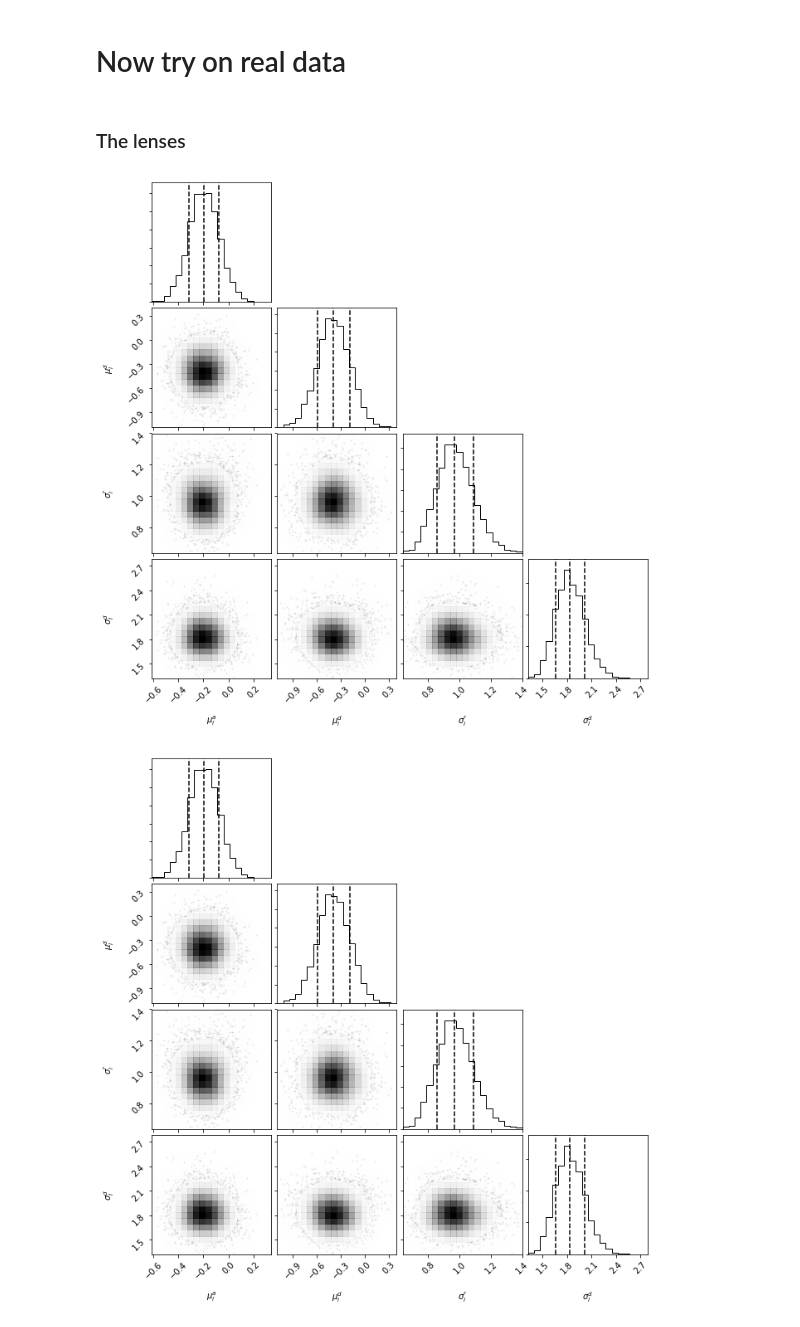
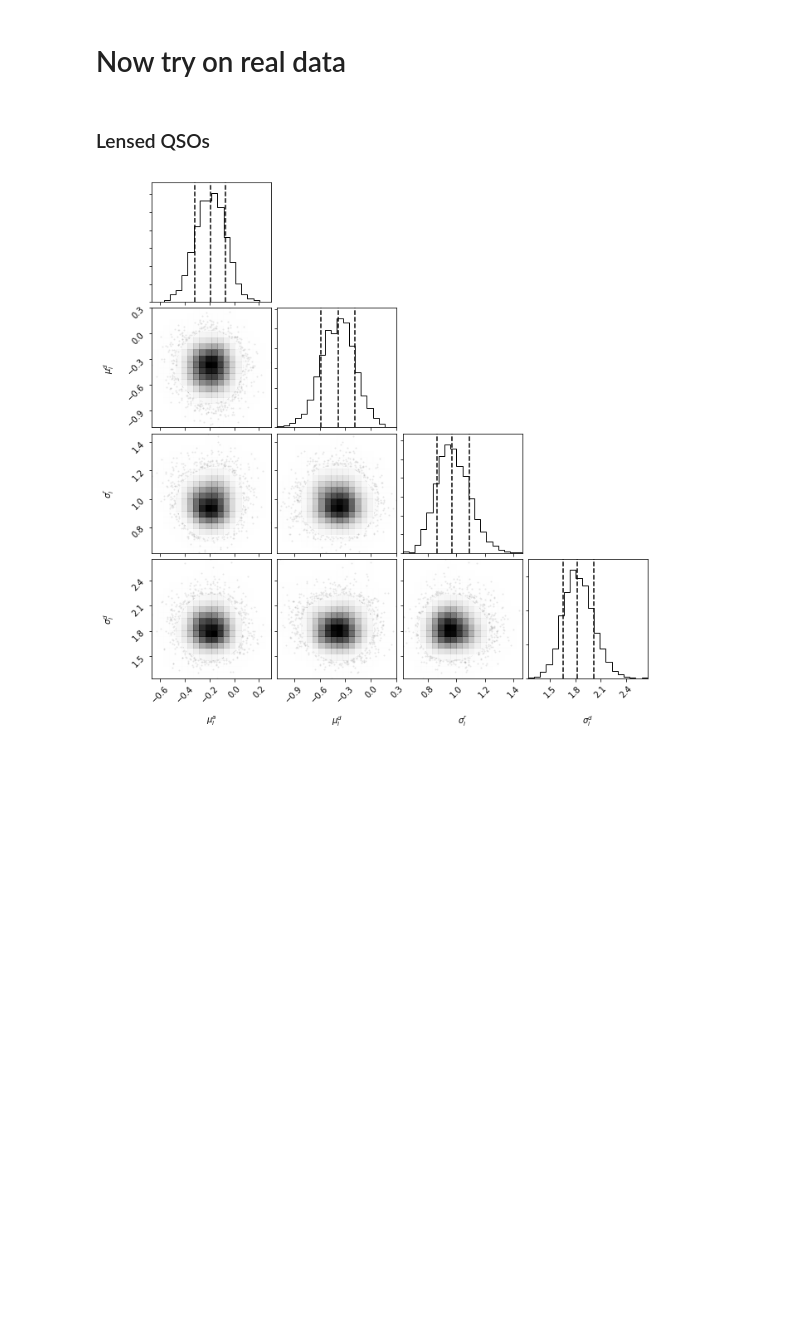
Before and after one commit to bombrun/GaiaLQSO, a Jupyter notebook: notebooks/Compare_distributions.ipynb, the cells around one changed output. Drawn from its saved outputs; the diff is of its cells as text; code cells hidden in the pictures; blank space fills up the shorter version.

```diff
--- a/notebooks/Compare_distributions.ipynb
+++ b/notebooks/Compare_distributions.ipynb
@@ -19,3 +36,6 @@ allwisenew = allwise[np.isfinite(allwise['pmra'])]
+# %%
+lqsoNew = lensedQSO[np.isfinite(lensedQSO['pmra'])].copy()
+qsoNew = allwiseQSO[np.isfinite(allwiseQSO['pmra'])].sample(n=len(lqsoNew)).copy()
 # %%
 def sigma2(ea,ed,c) :
     """ the largest eigen value of the covariance matrix defined by
@@ -158 +173,3 @@ model{
 """
+# %%
+sm2 = pystan.StanModel(model_code=bayesmod2)
@@ -237,38 +271,38 @@ print('sigmal dec: ', round(np.mean(sigmal[:,1]),2), '+/-', round(np.std(sigmal[
 # %%
 def is_pos_def(x): #check covariance matrices are positive definite
     return np.all(np.linalg.eigvals(x)>0)
-# %% [markdown]
-### The lenses
+# %% [markdown]
+### Lensed QSOs
 # %%
-dpmra2 = datanew.pmra_error**2
-dpmdec2 = datanew.pmdec_error**2
-dpmrapmdec = datanew.pmra_pmdec_corr*datanew.pmra_error*datanew.pmdec_error
+Nl = len(lqsoNew)
+
+dpmra2 = lqsoNew.pmra_error**2
+dpmdec2 = lqsoNew.pmdec_error**2
+dpmrapmdec = lqsoNew.pmra_pmdec_corr*lqsoNew.pmra_error*lqsoNew.pmdec_error
 # %%
 lqsodata={
     'N': Nl,
-    'pmhat': np.dstack([datanew.pmra, datanew.pmdec])[0],
+    'pmhat': np.dstack([lqsoNew.pmra, lqsoNew.pmdec])[0],
     'Sig': np.reshape(np.dstack([dpmra2,dpmrapmdec, dpmrapmdec, dpmdec2]), [Nl,2,2])
 }
 
-sm = pystan.StanModel(model_code=bayesmod2)
-
-fitlqso = sm.sampling(data=lqsodata,  iter=2000, chains=4)
+fitlqso = sm2.sampling(data=lqsodata,  iter=2000, chains=4)
 # %%
 paramslqso = fitlqso.extract()
 # %%
 mul=paramslqso['mu']
 sigmal=paramslqso['sigma']
 
 pop_params_l = np.vstack([mul[:,0],mul[:,1],sigmal[:,0],sigmal[:,1]])
-corner.corner(pop_params_l.T,
+
+fig = corner.corner(pop_params_l.T,
                 labels=[r"$\mu_l^a$",r"$\mu_l^d$",
                         r"$\sigma_l^r$",r"$\sigma_l^d$",
                         ],
                 quantiles=[0.16, 0.5, 0.84],
                 plot_contours=False, smooth=True)
 # %% [output]
-[figure, old version]
+[figure, new version]
-[figure, removed]
 # %%
 print('mul ra: ', round(np.mean(mul[:,0]),2),'+/-', round(np.std(mul[:,0]),2))
 print('mul dec: ', round(np.mean(mul[:,1]),2), '+/-', round(np.std(mul[:,1]),2))
```
Also changed, not shown: parts of 58 cells of this notebook, 1 other file.
